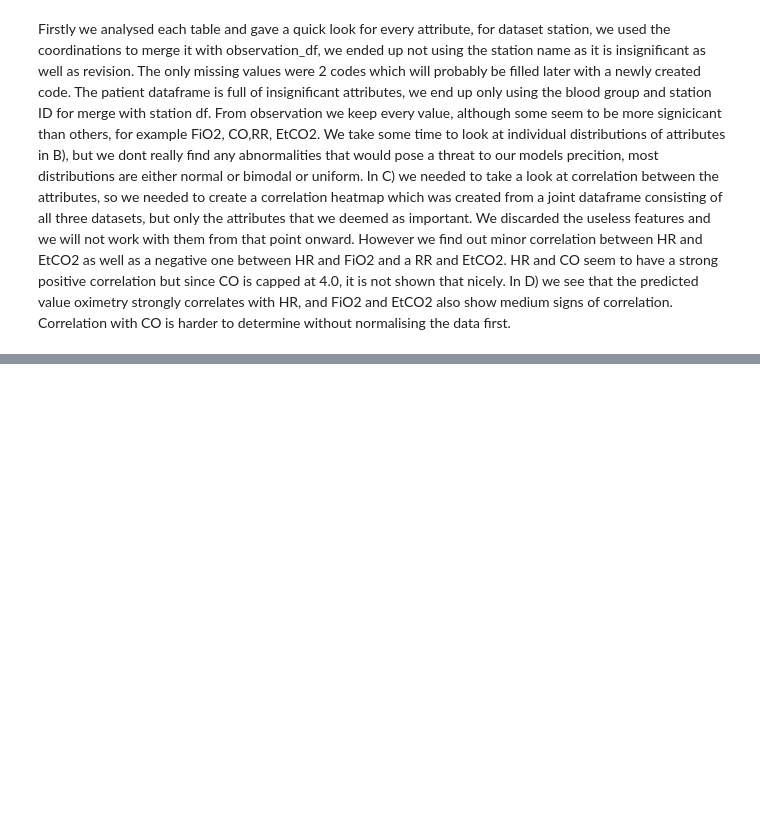
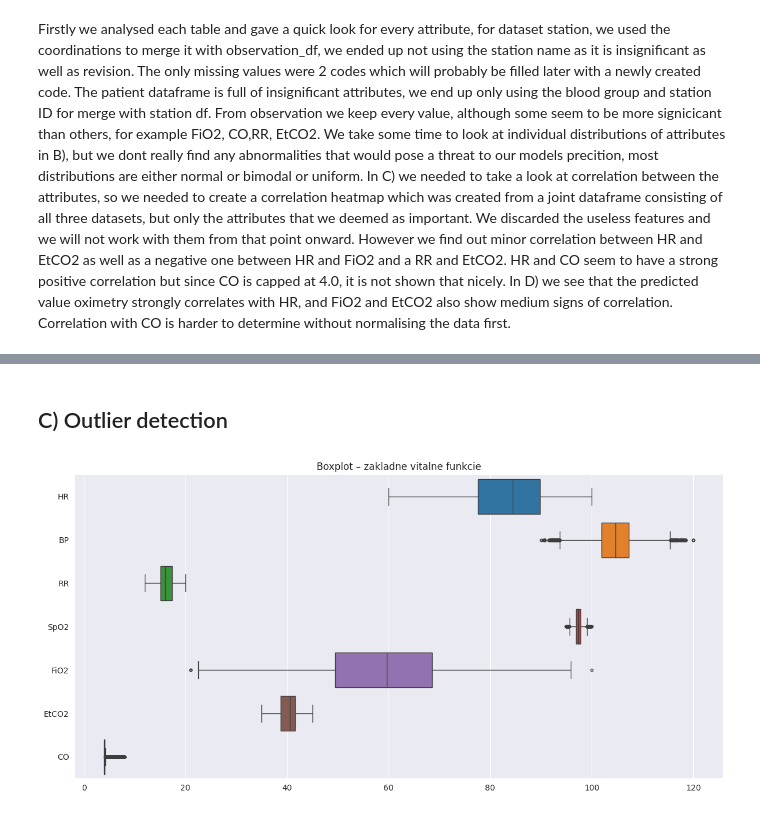
Before and after one commit to xKazimir/IAU_Project, a Jupyter notebook: Project_IAU.ipynb, the cells around one changed output, grey strips where cells are left out. Saved outputs shown, nothing was run; the diff lists cells and outputs as text; code cells hidden in the pictures; blank space fills up the shorter version.

```diff
--- a/Project_IAU.ipynb
+++ b/Project_IAU.ipynb
@@ -817,0 +839,19 @@ Firstly we analysed each table and gave a quick look for every attribute, for da
+# %%
+# I see many collumn name that are corectly name but it is so anoying to copy the same `₂` symbol over and over again so that's why im gonna rename it just for now
+
+rename_map = {
+    'SpO₂': 'SpO2',
+    'EtCO₂': 'EtCO2',
+    'FiO₂': 'FiO2',
+    'O₂ extraction ratio': 'O2 extraction ratio',
+}
+df = df.rename(columns={k:v for k,v in rename_map.items() if k in df.columns})
+# %%
+for c in ['QoS','code','blood_group']:
+    if c in df.columns:
+        df[c] = df[c].astype('category')
+# %%
+#checking if every value in oximetry col is type int so it does not make any issues in the future but most of this is already done in previous cells in 1.1
+
+if 'oximetry' in df.columns:
+    df['oximetry'] = df['oximetry'].astype(int)
@@ -817,0 +933,11 @@ Firstly we analysed each table and gave a quick look for every attribute, for da
+# %% [markdown]
+## C) Outlier detection
+# %%
+cols1 = ['HR', 'BP', 'RR', 'SpO2', 'FiO2', 'EtCO2',"CO"]
+plt.figure(figsize=(12, 6))
+sns.boxplot(data=df[cols1], orient='h', fliersize=3)
+plt.title('Boxplot – zakladne vitalne funkcie')
+plt.tight_layout()
+plt.show()
+# %% [output]
+[figure, added]
```
Also changed, not shown: parts of 45 cells of this notebook, 1 other file.
